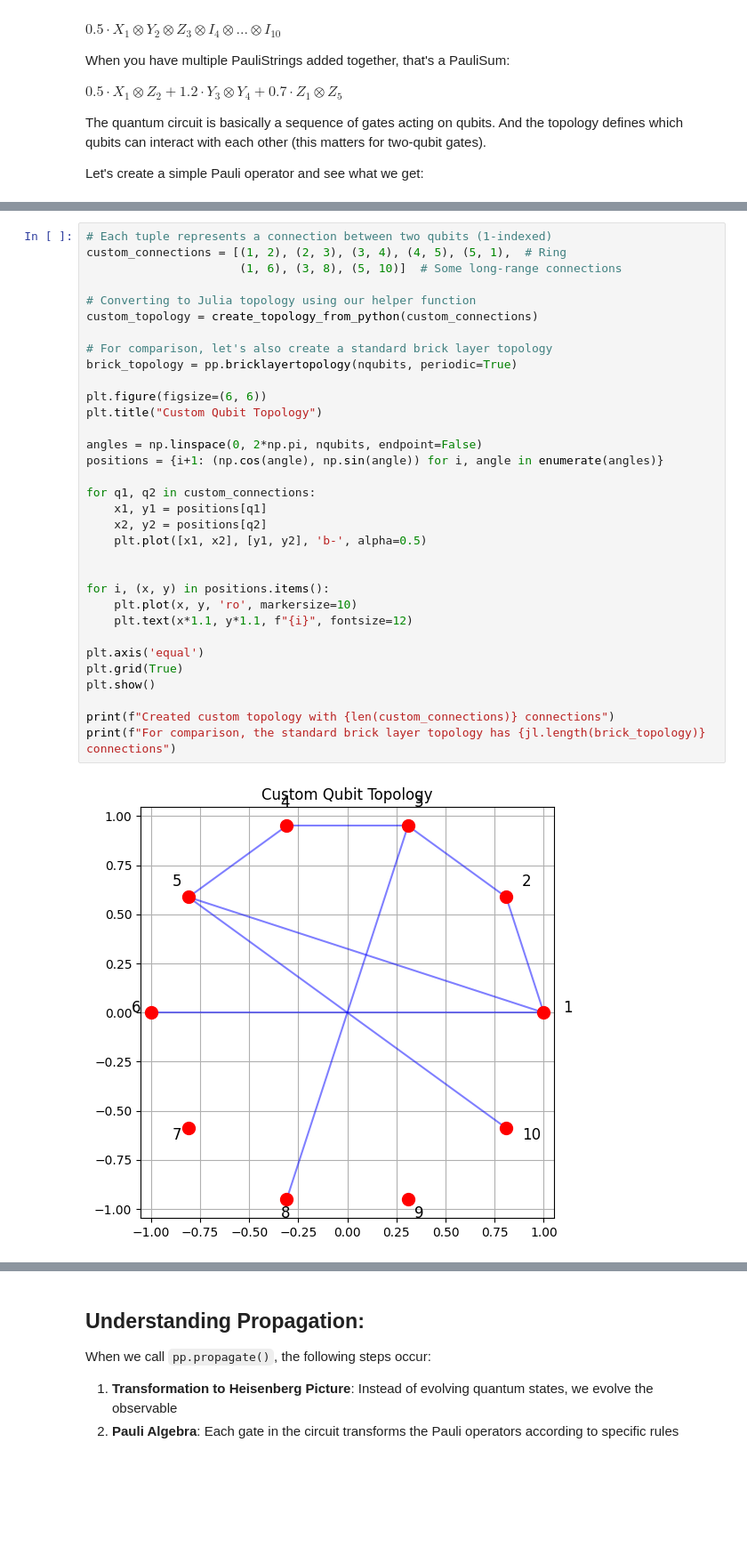
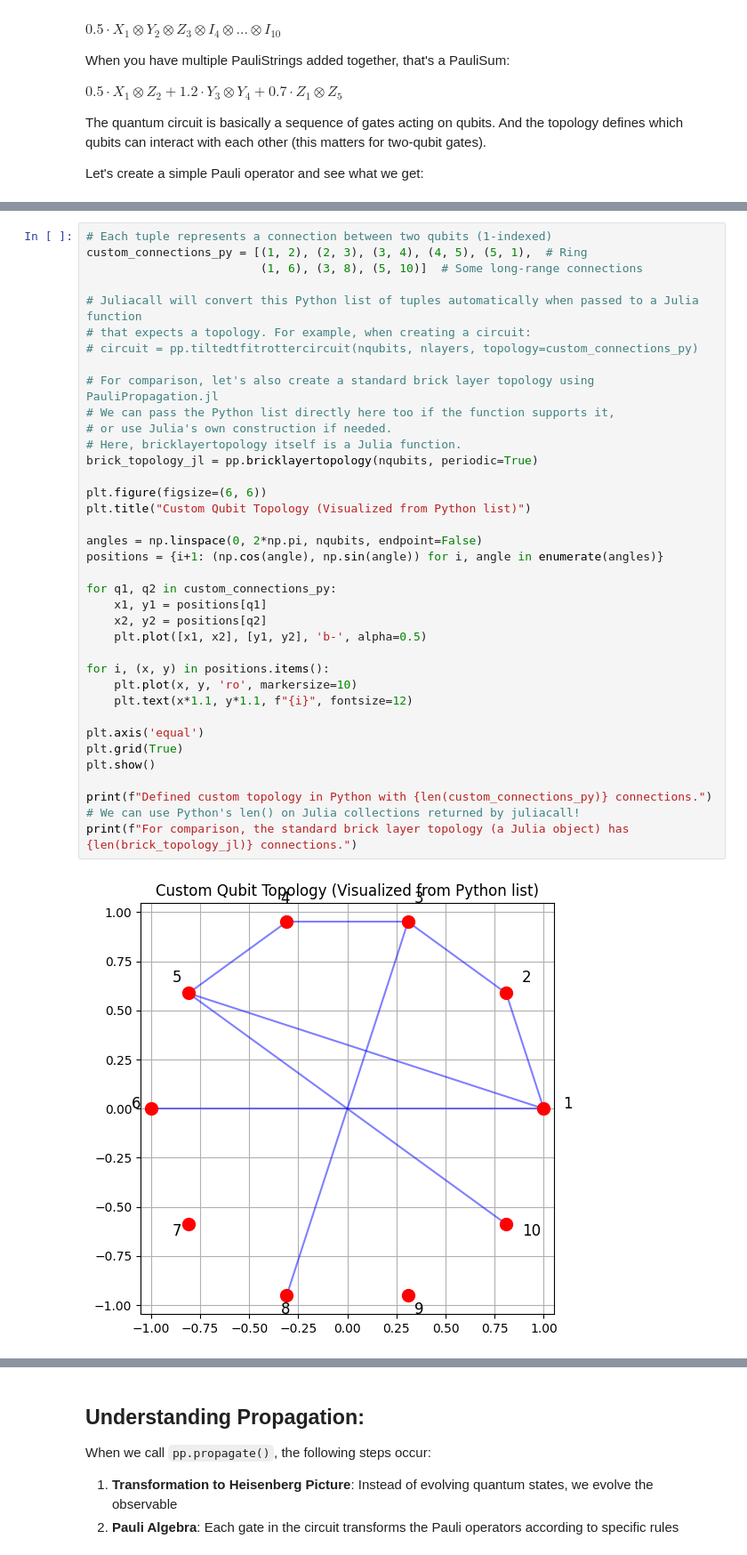
Before and after one commit to MSRudolph/PauliPropagation.jl, a Jupyter notebook: examples/Using_PauliPropagation_jl_from_Python.ipynb, the cells around one changed output, grey strips where cells are left out. Shown: that part at 89% size. Cells and saved outputs as stored; diff of their text form; blank space fills up the shorter version.

```diff
--- a/examples/Using_PauliPropagation_jl_from_Python.ipynb
+++ b/examples/Using_PauliPropagation_jl_from_Python.ipynb
@@ -144,36 +130,40 @@ In PauliPropagation.jl, you'd normally define these connections using Julia's sy
 Let's create a simple ring of qubits with a few extra long-range connections:
 # %%
 # Each tuple represents a connection between two qubits (1-indexed)
-custom_connections = [(1, 2), (2, 3), (3, 4), (4, 5), (5, 1),  # Ring
-                      (1, 6), (3, 8), (5, 10)]  # Some long-range connections
+custom_connections_py = [(1, 2), (2, 3), (3, 4), (4, 5), (5, 1),  # Ring
+                         (1, 6), (3, 8), (5, 10)]  # Some long-range connections
 
-# Converting to Julia topology using our helper function
-custom_topology = create_topology_from_python(custom_connections)
+# Juliacall will convert this Python list of tuples automatically when passed to a Julia function
+# that expects a topology. For example, when creating a circuit:
+# circuit = pp.tiltedtfitrottercircuit(nqubits, nlayers, topology=custom_connections_py)
 
-# For comparison, let's also create a standard brick layer topology
-brick_topology = pp.bricklayertopology(nqubits, periodic=True)
+# For comparison, let's also create a standard brick layer topology using PauliPropagation.jl
+# We can pass the Python list directly here too if the function supports it,
+# or use Julia's own construction if needed.
+# Here, bricklayertopology itself is a Julia function.
+brick_topology_jl = pp.bricklayertopology(nqubits, periodic=True)
 
 plt.figure(figsize=(6, 6))
-plt.title("Custom Qubit Topology")
+plt.title("Custom Qubit Topology (Visualized from Python list)")
 
 angles = np.linspace(0, 2*np.pi, nqubits, endpoint=False)
 positions = {i+1: (np.cos(angle), np.sin(angle)) for i, angle in enumerate(angles)}
 
-for q1, q2 in custom_connections:
+for q1, q2 in custom_connections_py:
     x1, y1 = positions[q1]
     x2, y2 = positions[q2]
     plt.plot([x1, x2], [y1, y2], 'b-', alpha=0.5)
-
 
 for i, (x, y) in positions.items():
     plt.plot(x, y, 'ro', markersize=10)
     plt.text(x*1.1, y*1.1, f"{i}", fontsize=12)
 
 plt.axis('equal')
 plt.grid(True)
 plt.show()
 
-print(f"Created custom topology with {len(custom_connections)} connections")
-print(f"For comparison, the standard brick layer topology has {jl.length(brick_topology)} connections")
+print(f"Defined custom topology in Python with {len(custom_connections_py)} connections.")
+# We can use Python's len() on Julia collections returned by juliacall!
+print(f"For comparison, the standard brick layer topology (a Julia object) has {len(brick_topology_jl)} connections.")
 # %% [output]
-[figure, old version]
+[figure, new version]
```
Also changed, not shown: parts of 19 cells of this notebook.
